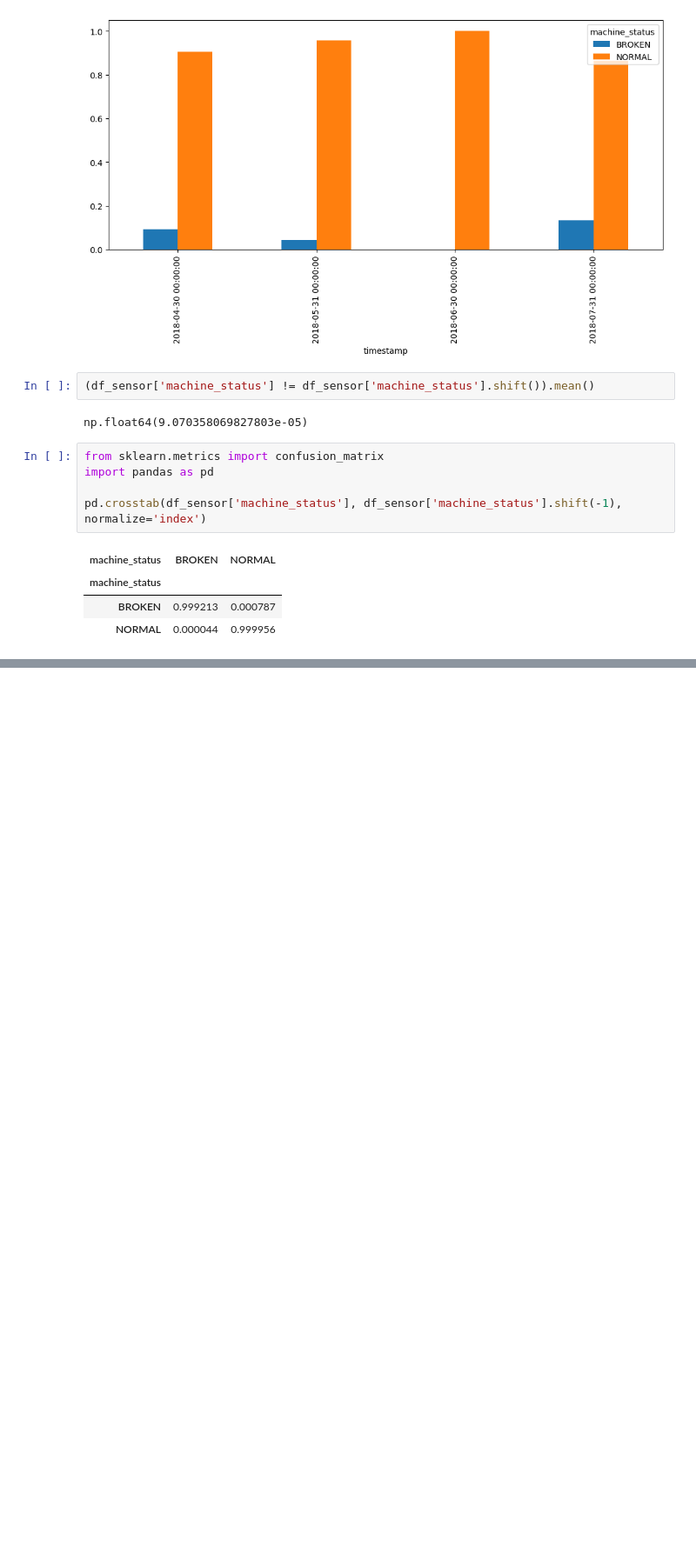
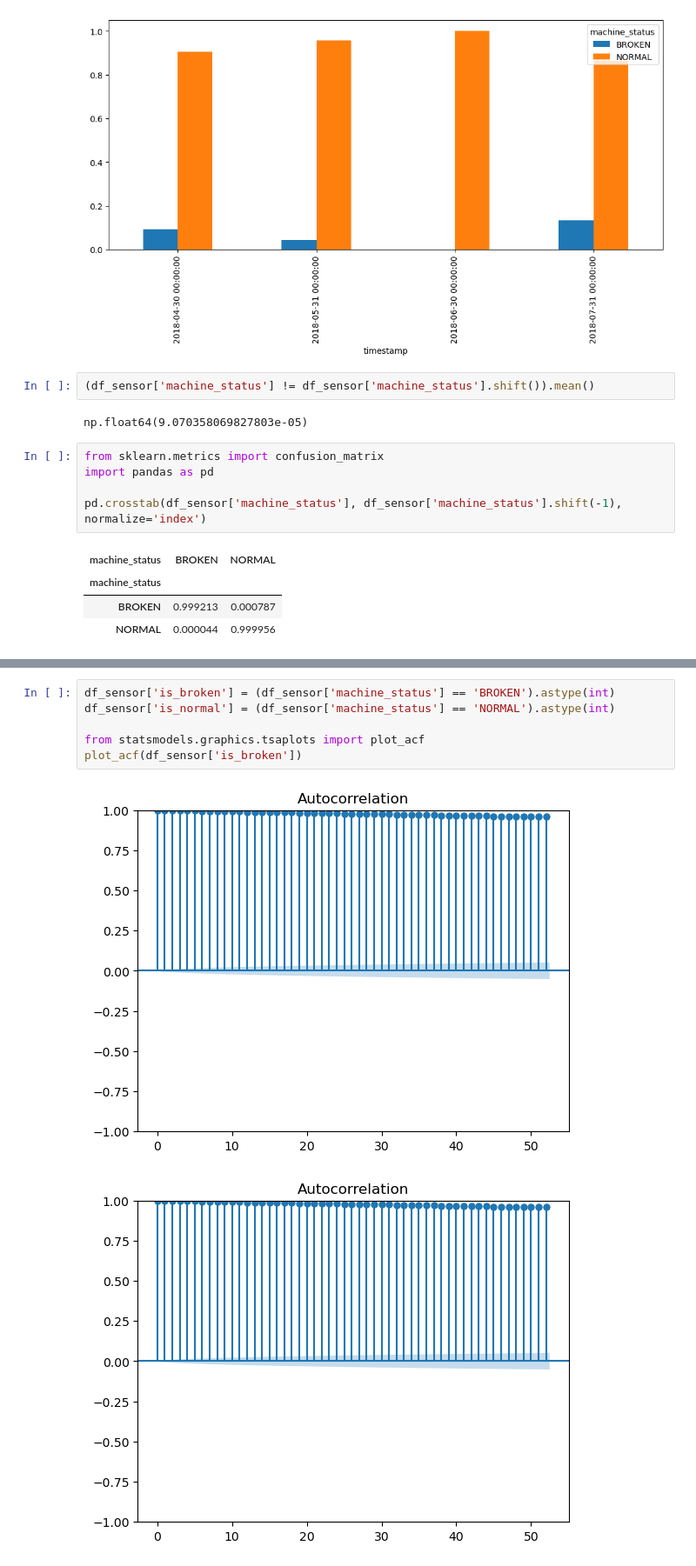
Before and after one commit to TurmaeUrsorum/Pump-Sensor-Time-Series, a Jupyter notebook: notebooks/RND.ipynb, the cells around one changed output, grey strips where cells are left out. Shown at 87% size. Cells and saved outputs as stored; diff of their text form; blank space fills up the shorter version.

```diff
--- a/notebooks/RND.ipynb
+++ b/notebooks/RND.ipynb
@@ -478,0 +498,9 @@ pd.crosstab(df_sensor['machine_status'], df_sensor['machine_status'].shift(-1),
+# %%
+df_sensor['is_broken'] = (df_sensor['machine_status'] == 'BROKEN').astype(int)
+df_sensor['is_normal'] = (df_sensor['machine_status'] == 'NORMAL').astype(int)
+
+from statsmodels.graphics.tsaplots import plot_acf
+plot_acf(df_sensor['is_broken'])
+# %% [output]
+[figure, added]
+[figure, added]
```
Also changed, not shown: parts of 22 cells of this notebook.
